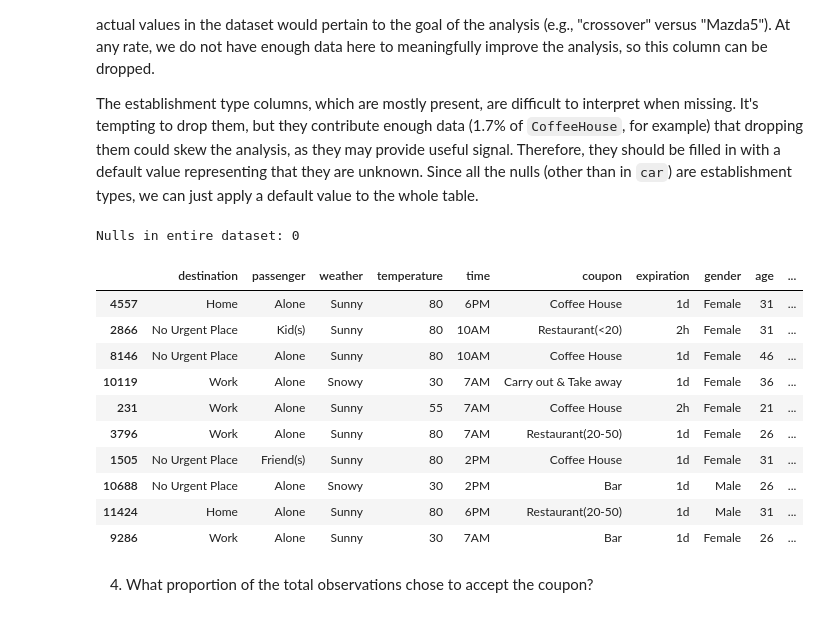
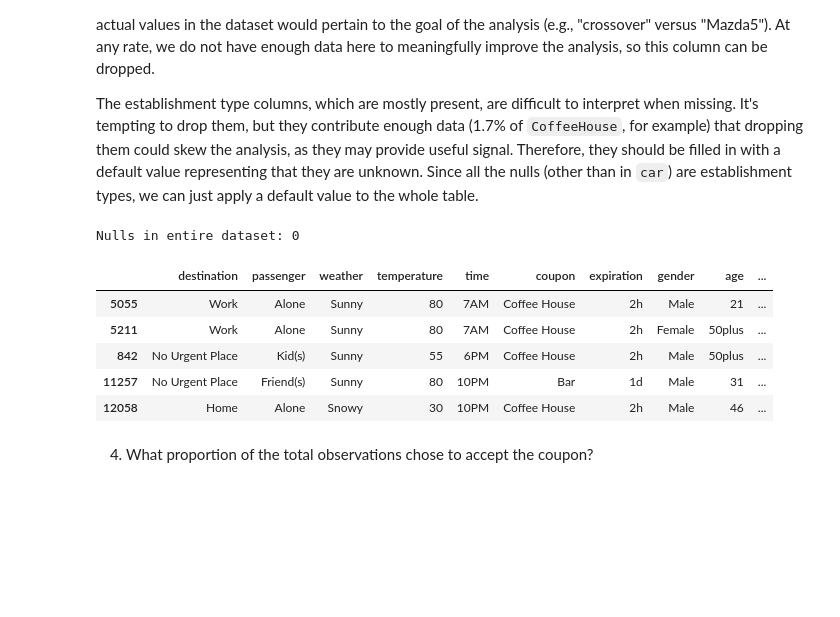
Before and after one commit to jshuma/experimental, a Jupyter notebook: coupon_acceptance/prompt.ipynb, the cells around one changed output. Drawn from its saved outputs; the diff is of its cells as text; code cells hidden in the pictures; blank space fills up the shorter version.

```diff
--- a/coupon_acceptance/prompt.ipynb
+++ b/coupon_acceptance/prompt.ipynb
@@ -156,29 +156,24 @@ The establishment type columns, which are mostly present, are difficult to inter
 # %%
 # Rename "passanger" to "passenger"
 data_cleaned = data.rename(columns = {'passanger': 'passenger'})
 
 # Drop 'car'
 data_cleaned.drop('car', axis=1, inplace=True)
 
 # Specify that missing establishment types are "unknown"
 data_cleaned.fillna('unknown', inplace=True)
 
 # Check our work
 print("Nulls in entire dataset: " + str(data_cleaned.isnull().sum().sum()))
-data_cleaned.sample(10)
+data_cleaned.sample(5)
 # %% [output]
 Nulls in entire dataset: 0
 |  | destination | passenger | weather | temperature | time | coupon | expiration | gender | age | ... |
-| 4557 | Home | Alone | Sunny | 80 | 6PM | Coffee House | 1d | Female | 31 | ... |
-| 2866 | No Urgent Place | Kid(s) | Sunny | 80 | 10AM | Restaurant(<20) | 2h | Female | 31 | ... |
-| 8146 | No Urgent Place | Alone | Sunny | 80 | 10AM | Coffee House | 1d | Female | 46 | ... |
-| 10119 | Work | Alone | Snowy | 30 | 7AM | Carry out & Take away | 1d | Female | 36 | ... |
-| 231 | Work | Alone | Sunny | 55 | 7AM | Coffee House | 2h | Female | 21 | ... |
-| 3796 | Work | Alone | Sunny | 80 | 7AM | Restaurant(20-50) | 1d | Female | 26 | ... |
-| 1505 | No Urgent Place | Friend(s) | Sunny | 80 | 2PM | Coffee House | 1d | Female | 31 | ... |
-| 10688 | No Urgent Place | Alone | Snowy | 30 | 2PM | Bar | 1d | Male | 26 | ... |
-| 11424 | Home | Alone | Sunny | 80 | 6PM | Restaurant(20-50) | 1d | Male | 31 | ... |
-| 9286 | Work | Alone | Sunny | 30 | 7AM | Bar | 1d | Female | 26 | ... |
+| 5055 | Work | Alone | Sunny | 80 | 7AM | Coffee House | 2h | Male | 21 | ... |
+| 5211 | Work | Alone | Sunny | 80 | 7AM | Coffee House | 2h | Female | 50plus | ... |
+| 842 | No Urgent Place | Kid(s) | Sunny | 55 | 6PM | Coffee House | 2h | Male | 50plus | ... |
+| 11257 | No Urgent Place | Friend(s) | Sunny | 80 | 10PM | Bar | 1d | Male | 31 | ... |
+| 12058 | Home | Alone | Snowy | 30 | 10PM | Coffee House | 2h | Male | 46 | ... |
 # %% [markdown]
 4. What proportion of the total observations chose to accept the coupon?
 # %%
```
Also changed, not shown: parts of 5 cells of this notebook.
